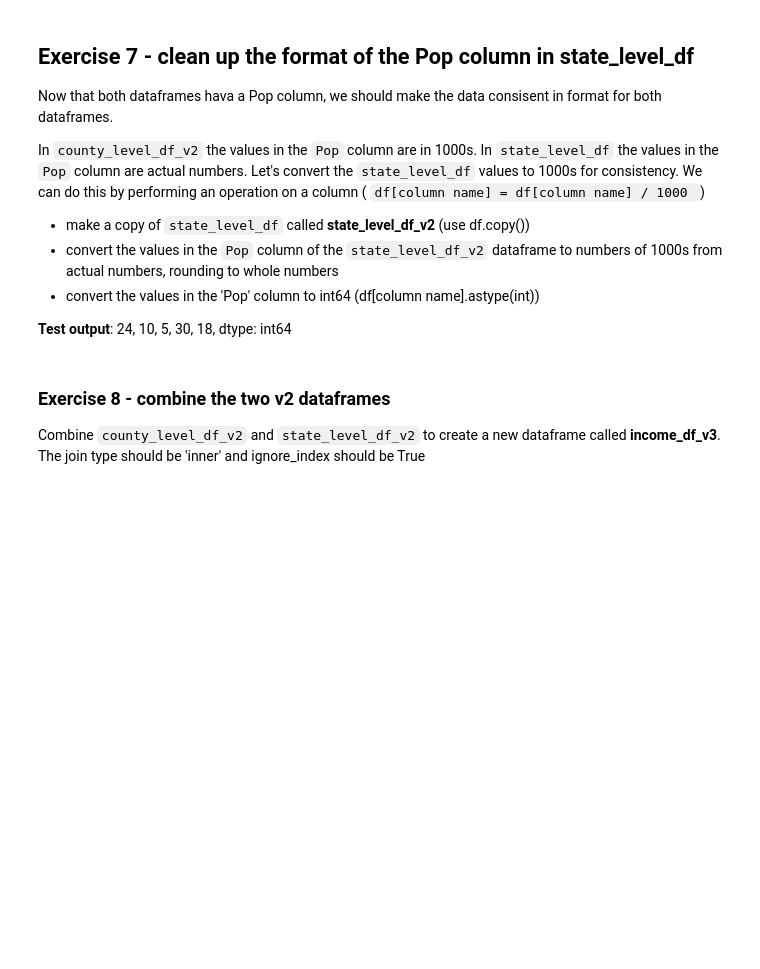
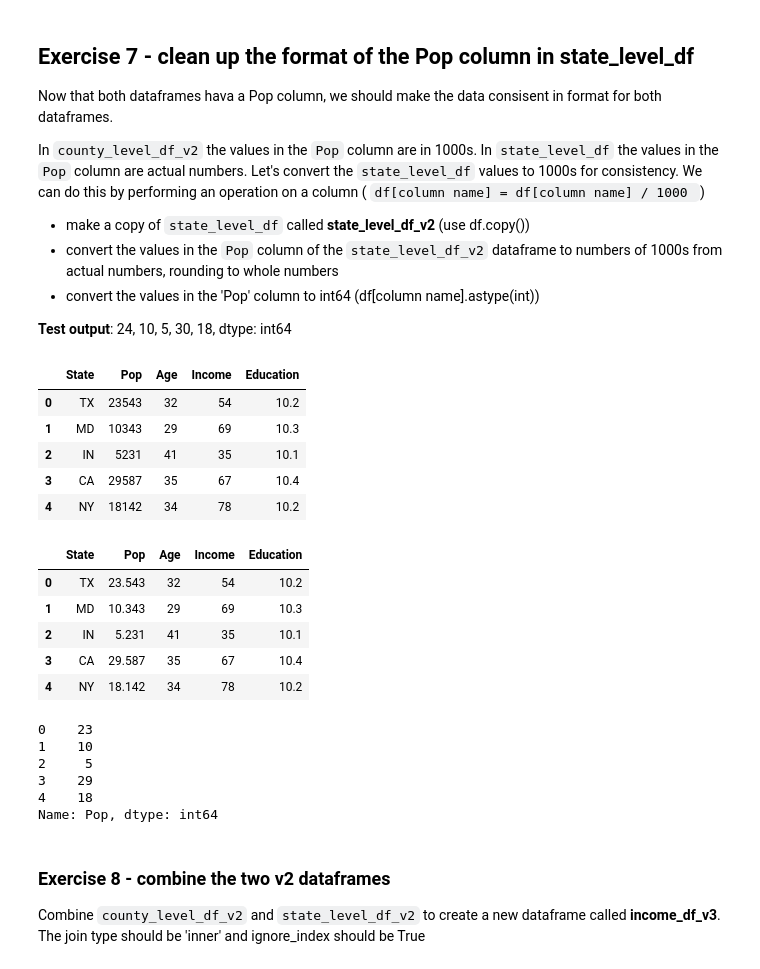
Before and after one commit to Jojomaque/DataScience, a Jupyter notebook: JojoWrangle_the_data.ipynb, the cells around one changed output. Drawn from its saved outputs; the diff is of its cells as text; code cells hidden in the pictures; blank space fills up the shorter version.

```diff
--- a/JojoWrangle_the_data.ipynb
+++ b/JojoWrangle_the_data.ipynb
@@ -281,6 +281,32 @@ In `county_level_df_v2` the values in the `Pop` column are in 1000s.  In `state_
 
 **Test output**:
 24, 10, 5, 30, 18, dtype: int64
+# %%
+state_level_df_v2 = state_level_df.copy()
+display(state_level_df_v2)
+
+state_level_df_v2['Pop'] = state_level_df_v2['Pop']/1000
+display(state_level_df_v2)
+state_level_df_v2['Pop'].astype(int)  #dif to worksheet answer
+# %% [output]
+|  | State | Pop | Age | Income | Education |
+| 0 | TX | 23543 | 32 | 54 | 10.2 |
+| 1 | MD | 10343 | 29 | 69 | 10.3 |
+| 2 | IN | 5231 | 41 | 35 | 10.1 |
+| 3 | CA | 29587 | 35 | 67 | 10.4 |
+| 4 | NY | 18142 | 34 | 78 | 10.2 |
+|  | State | Pop | Age | Income | Education |
+| 0 | TX | 23.543 | 32 | 54 | 10.2 |
+| 1 | MD | 10.343 | 29 | 69 | 10.3 |
+| 2 | IN | 5.231 | 41 | 35 | 10.1 |
+| 3 | CA | 29.587 | 35 | 67 | 10.4 |
+| 4 | NY | 18.142 | 34 | 78 | 10.2 |
+0    23
+1    10
+2     5
+3    29
+4    18
+Name: Pop, dtype: int64
 # %% [markdown]
 ### Exercise 8 - combine the two v2 dataframes
 
```
Also changed, not shown: parts of 1 cell of this notebook.
